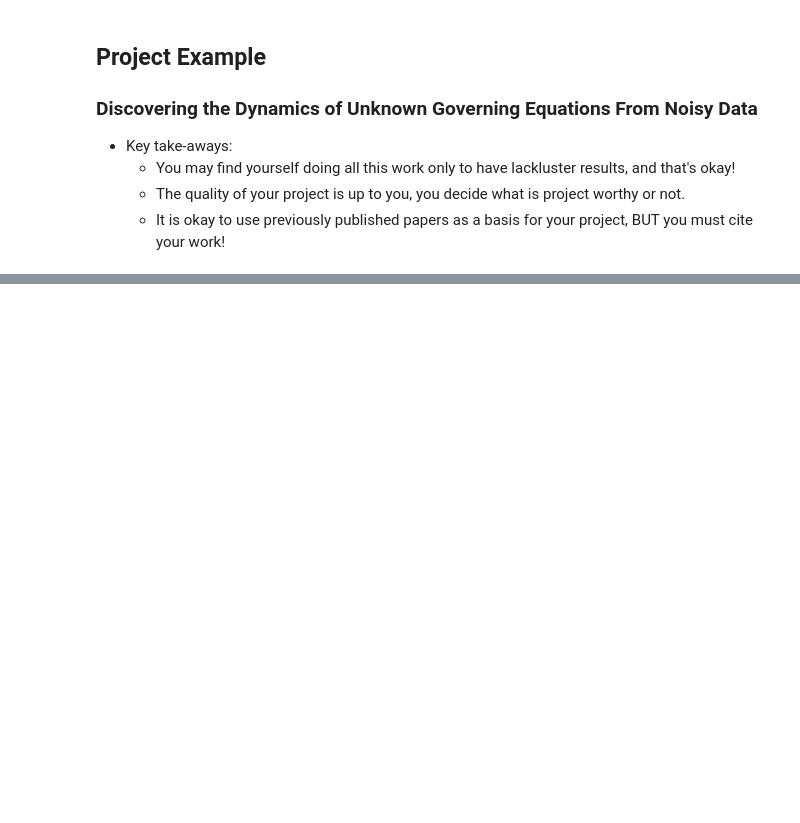
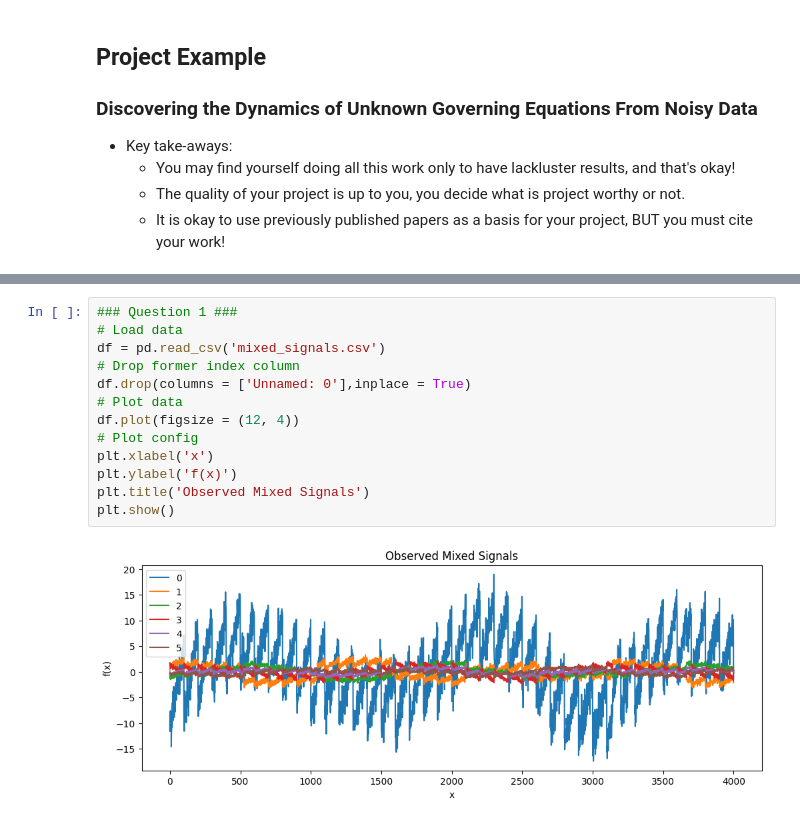
Before and after one commit to adriang1003/AM170B, a Jupyter notebook: Lectures/L6/Weeks 1 - 3 Recap.ipynb, the cells around one changed output, grey strips where cells are left out. Drawn from its saved outputs; the diff is of its cells as text; blank space fills up the shorter version.

```diff
--- a/Lectures/L6/Weeks 1 - 3 Recap.ipynb
+++ b/Lectures/L6/Weeks 1 - 3 Recap.ipynb
@@ -95,0 +188,15 @@ ICA_signals = ICA.fit_transform(X) # X can be a data frame! (small caveat)
+# %%
+### Question 1 ###
+# Load data
+df = pd.read_csv('mixed_signals.csv')
+# Drop former index column
+df.drop(columns = ['Unnamed: 0'],inplace = True)
+# Plot data
+df.plot(figsize = (12, 4))
+# Plot config
+plt.xlabel('x')
+plt.ylabel('f(x)')
+plt.title('Observed Mixed Signals')
+plt.show()
+# %% [output]
+[figure, added]
```
Also changed, not shown: parts of 16 cells of this notebook.
